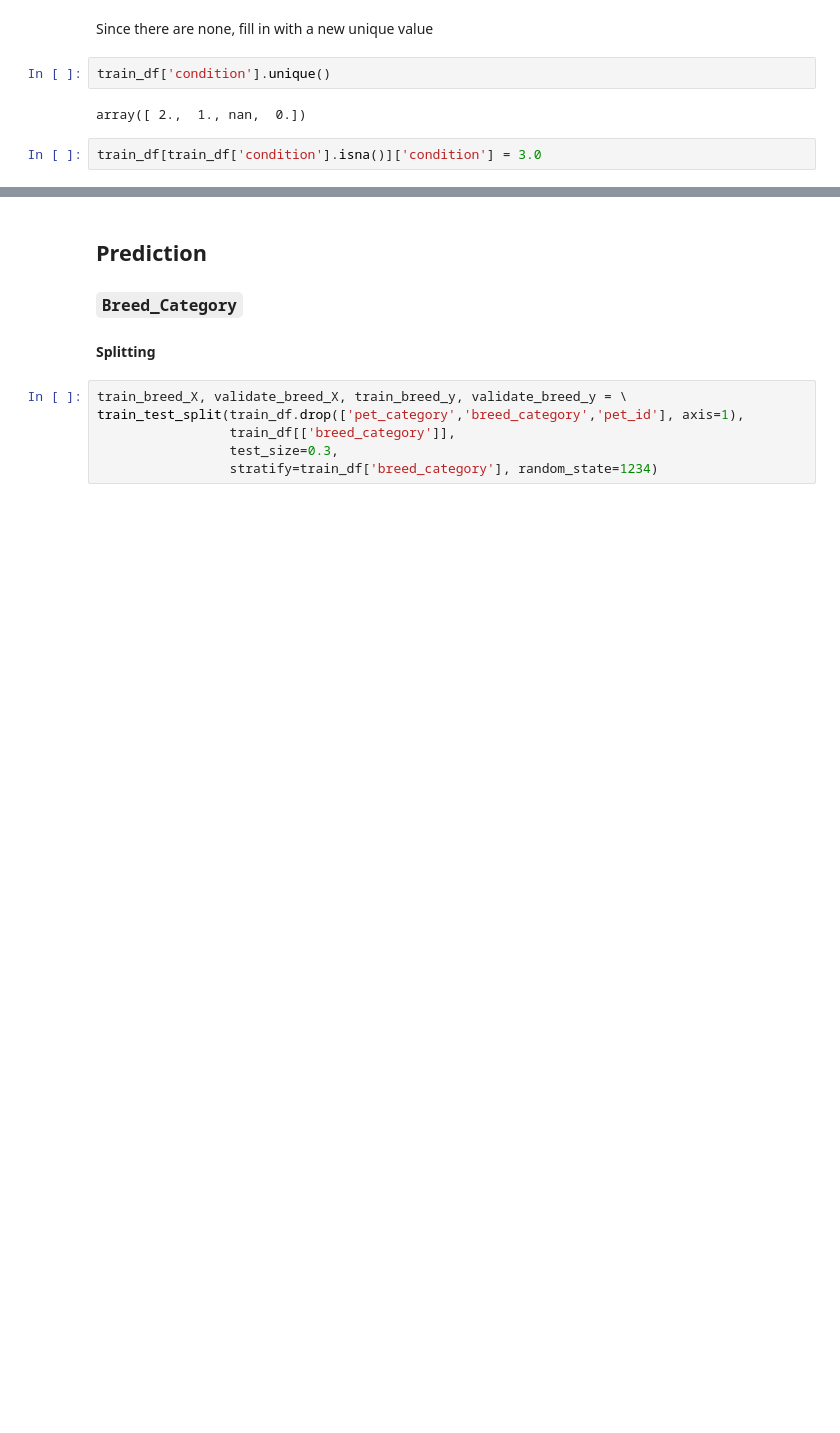
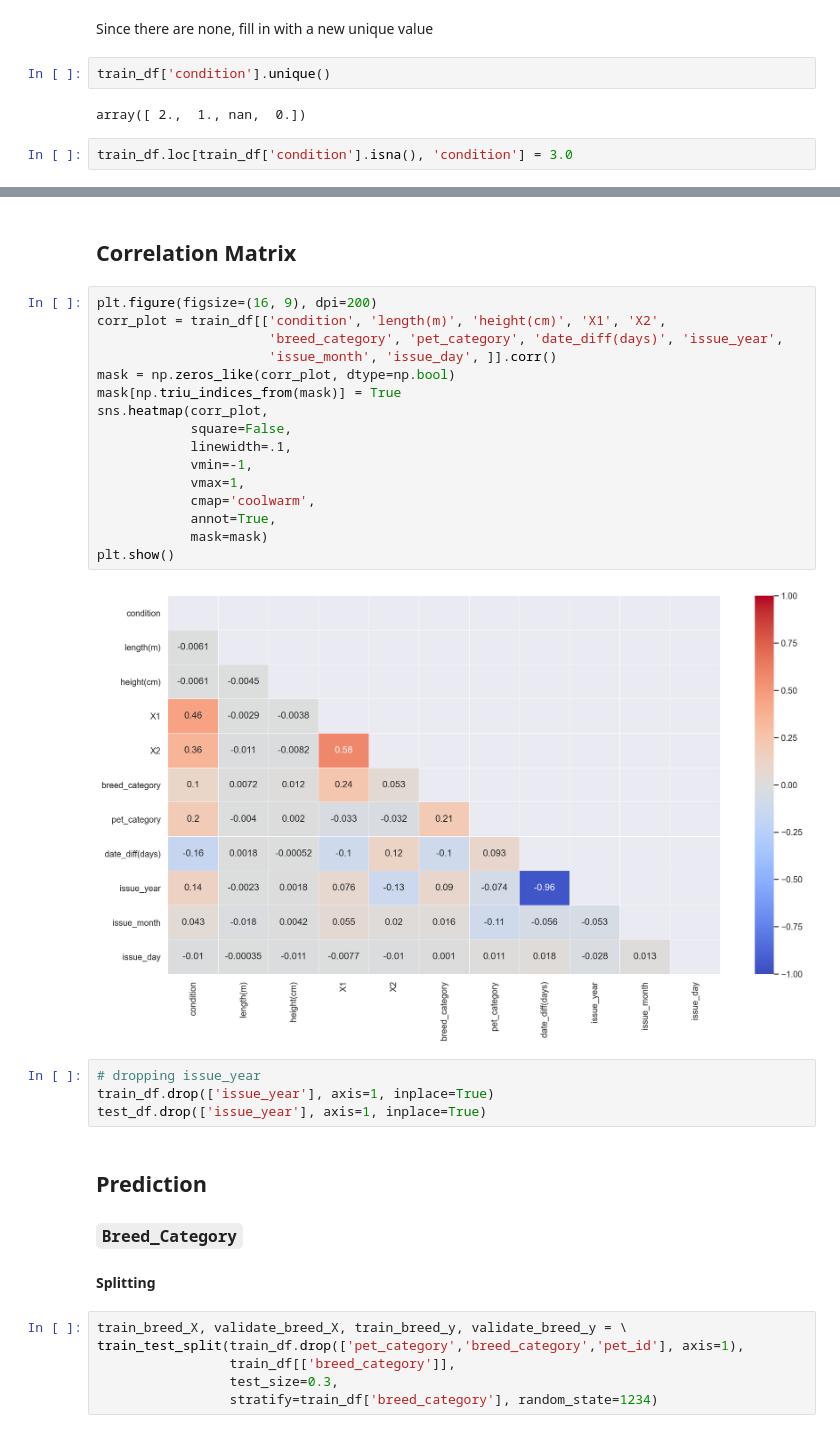
Before and after one commit to jacob5412/HackerEarth-Adopt-a-Buddy, a Jupyter notebook: Pet & Breed category prediction.ipynb, the cells around one changed output, grey strips where cells are left out. Drawn from its saved outputs; the diff is of its cells as text; blank space fills up the shorter version.

Commit message:
tried dropping collinear columns

```diff
--- a/Pet & Breed category prediction.ipynb
+++ b/Pet & Breed category prediction.ipynb
@@ -242,4 +242,4 @@ train_df['condition'].unique()
 # %% [output]
 array([ 2.,  1., nan,  0.])
 # %%
-train_df[train_df['condition'].isna()]['condition'] = 3.0
+train_df.loc[train_df['condition'].isna(), 'condition'] = 3.0
@@ -268,3 +256,27 @@ test_df.isna().sum().sum()
+# %% [markdown]
+## Correlation Matrix
+# %%
+plt.figure(figsize=(16, 9), dpi=200)
+corr_plot = train_df[['condition', 'length(m)', 'height(cm)', 'X1', 'X2',
+                      'breed_category', 'pet_category', 'date_diff(days)', 'issue_year',
+                      'issue_month', 'issue_day', ]].corr()
+mask = np.zeros_like(corr_plot, dtype=np.bool)
+mask[np.triu_indices_from(mask)] = True
+sns.heatmap(corr_plot,
+            square=False,
+            linewidth=.1,
+            vmin=-1,
+            vmax=1,
+            cmap='coolwarm',
+            annot=True,
+            mask=mask)
+plt.show()
+# %% [output]
+[figure, added]
+# %%
+# dropping issue_year
+train_df.drop(['issue_year'], axis=1, inplace=True)
+test_df.drop(['issue_year'], axis=1, inplace=True)
 # %% [markdown]
 ## Prediction
 
```
Also changed, not shown: parts of 12 cells of this notebook, 7 other files.
